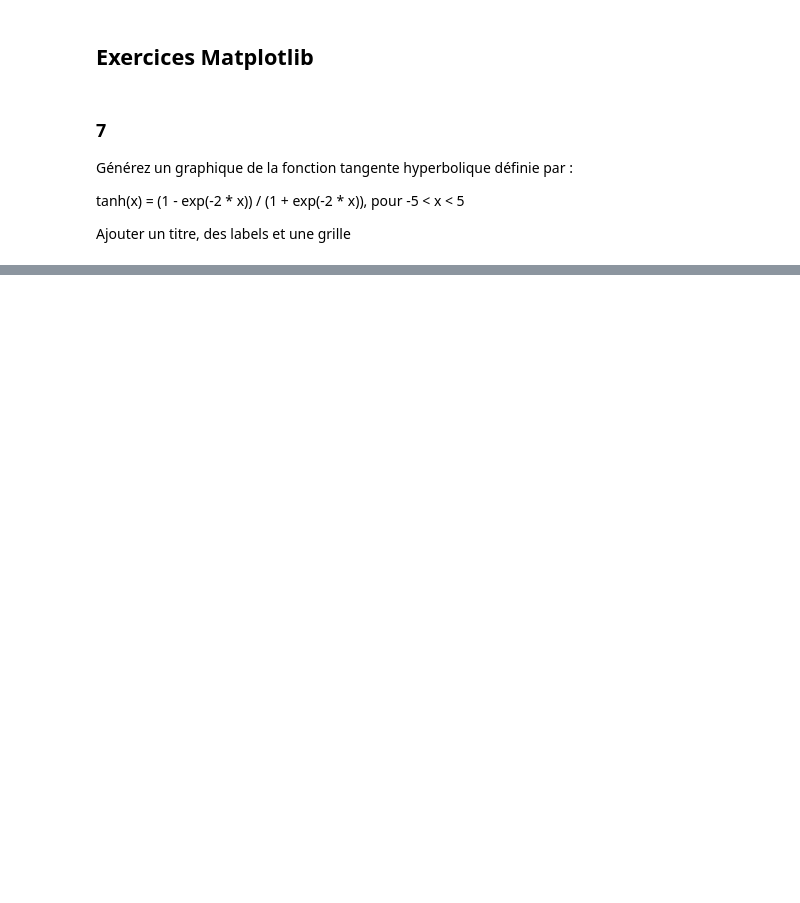
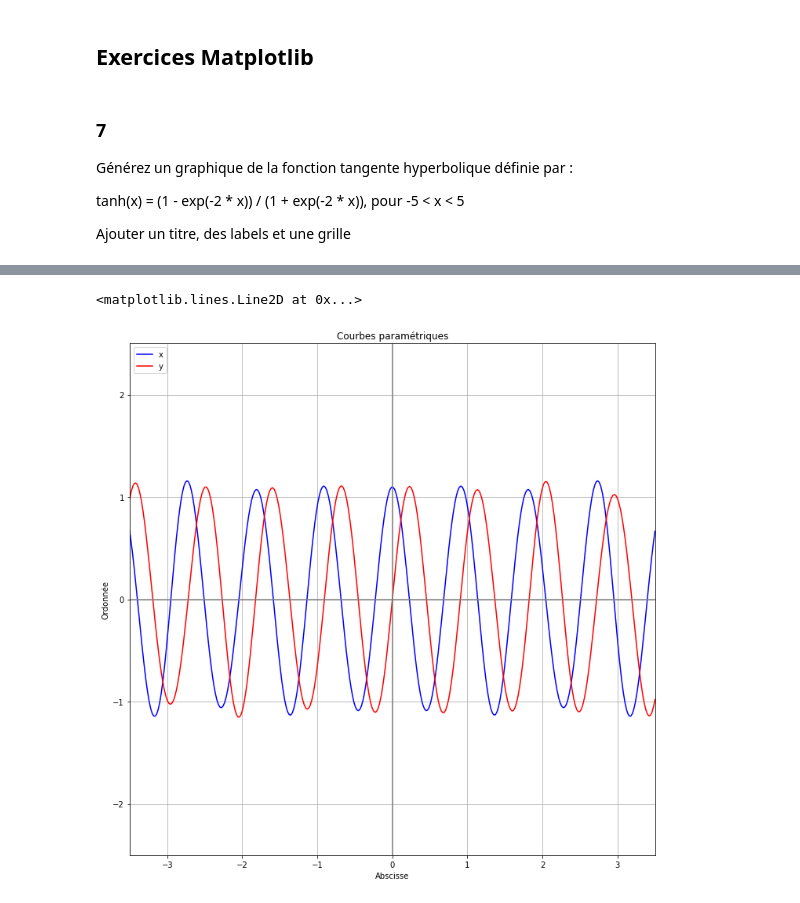
Before and after one commit to heig-vkaelin/isd, a Jupyter notebook: Labo2.ipynb, the cells around one changed output, grey strips where cells are left out. Drawn from its saved outputs; the diff is of its cells as text; code cells hidden in the pictures; blank space fills up the shorter version.

```diff
--- a/Labo2.ipynb
+++ b/Labo2.ipynb
@@ -194,0 +241,33 @@ Ajouter un titre, des labels et une grille
+# %%
+import numpy as np
+from matplotlib import pyplot as plt
+
+%matplotlib inline
+
+R1 = 1.1
+w1 = 1.1
+R2 = 0.8
+w2 = 1.7
+fi = 1.2
+kfi = 0.008
+k2 = -0.012
+
+t = np.linspace(-3.5,3.5,num=350)
+x = [R1*np.cos(2*np.pi*w1*val) + R2*np.sin(2*np.pi*w2*val+fi*np.e*kfi*val)*np.e*k2*val for val in t]
+y = [R1*np.sin(2*np.pi*w1*val) + R2*np.cos(2*np.pi*w2*val+fi*np.e*kfi*val)*np.e*k2*val for val in t]
+
+plt.figure(figsize=(12,12))
+plt.title('Courbes paramétriques')
+plt.xlabel('Abscisse')
+plt.ylabel('Ordonnée')
+plt.xlim(-3.5,3.5)
+plt.ylim(-2.5,2.5)
+plt.plot(t, x, 'b', label='x')
+plt.plot(t, y, 'r', label='y')
+plt.legend(loc='upper left')
+plt.grid()
+plt.axhline(y=0, color='gray')
+plt.axvline(x=0, color='gray')
+# %% [output]
+<matplotlib.lines.Line2D at 0x...>
+[figure, added]
```
Also changed, not shown: parts of 6 cells of this notebook.
